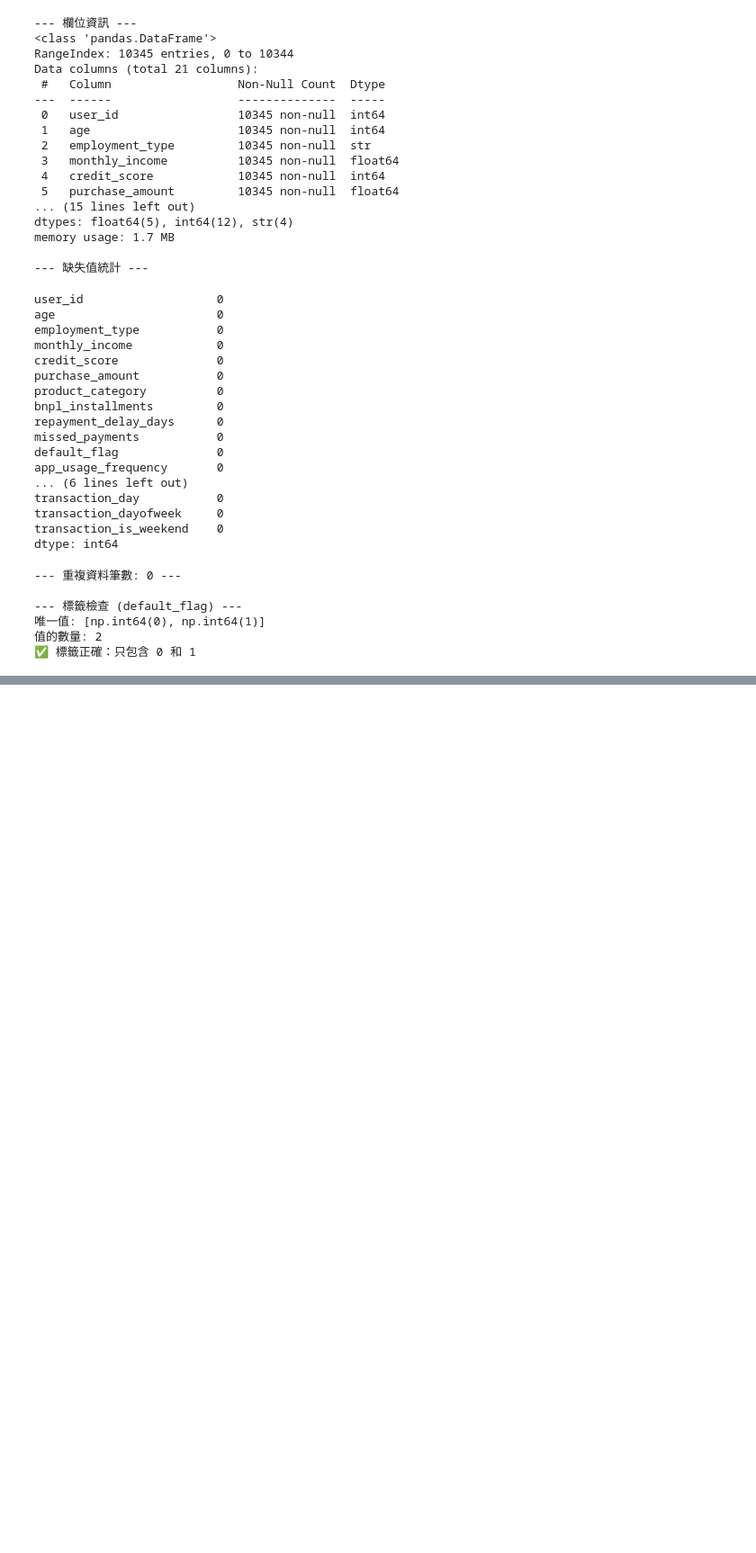
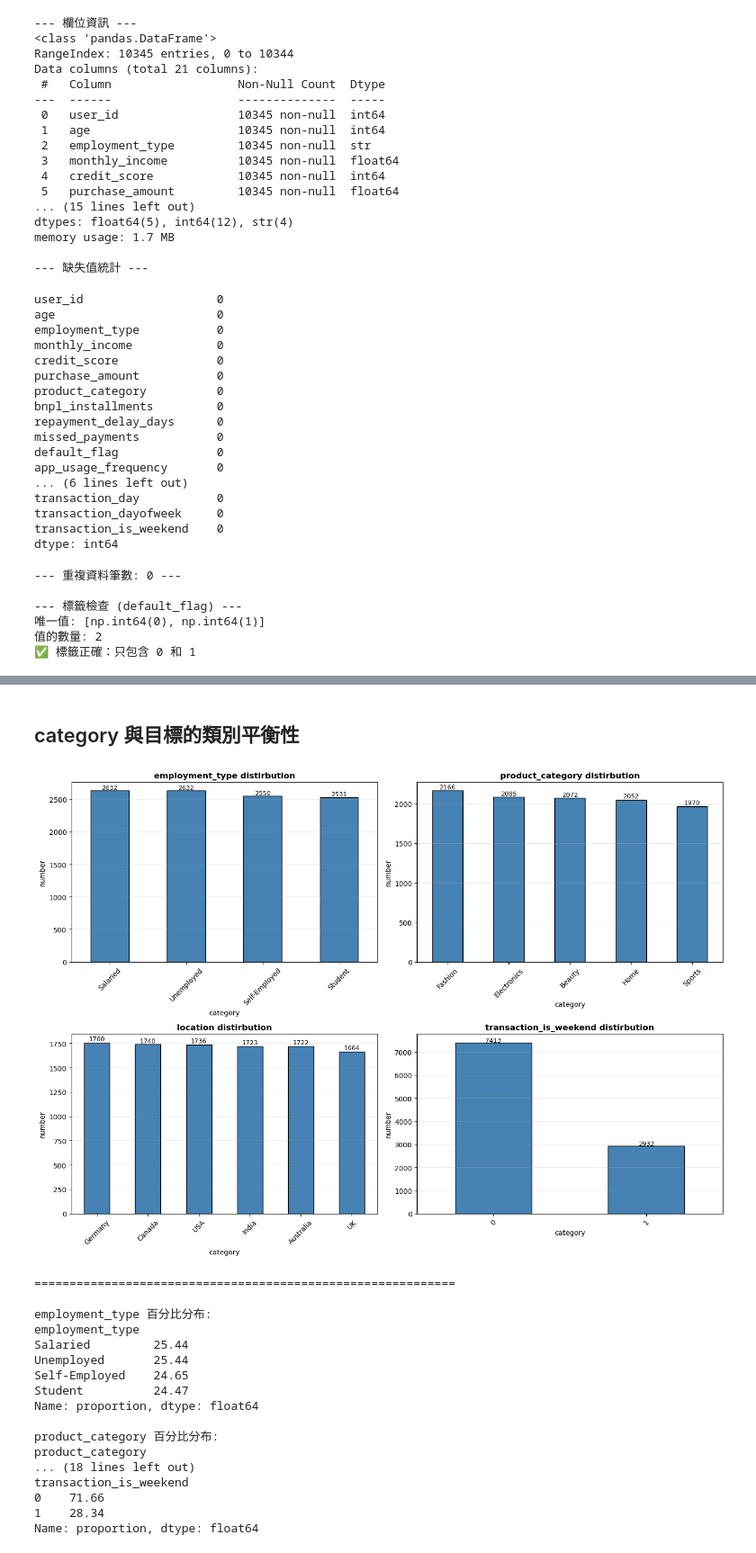
Before and after one commit to BobbleUnderBox/DataMiningG1FinalProject, a Jupyter notebook: notebooks/02_data_quality.ipynb, the cells around one changed output, grey strips where cells are left out. Shown at 90% size. Drawn from its saved outputs; the diff is of its cells as text; code cells hidden in the pictures; blank space fills up the shorter version.

```diff
--- a/notebooks/02_data_quality.ipynb
+++ b/notebooks/02_data_quality.ipynb
@@ -130,0 +147,54 @@ dtype: int64
+# %% [markdown]
+## category 與目標的類別平衡性
+# %%
+category_vars = ['employment_type', 'product_category', 'location', 'transaction_is_weekend']
+
+# 為每個類別變數繪製長條圖
+fig, axes = plt.subplots(2, 2, figsize=(14, 10))
+axes = axes.flatten()
+
+for idx, col in enumerate(category_vars):
+    ax = axes[idx]
+
+    # 計算計數
+    value_counts = df[col].value_counts()
+
+    # 繪製長條圖
+    value_counts.plot(kind='bar', ax=ax, color='steelblue', edgecolor='black')
+    ax.set_title(f'{col} distirbution', fontsize=12, fontweight='bold')
+    ax.set_xlabel('category', fontsize=10)
+    ax.set_ylabel('number', fontsize=10)
+    ax.tick_params(axis='x', rotation=45)
+    ax.grid(axis='y', alpha=0.3)
+
+    # 添加數值標籤
+    for i, v in enumerate(value_counts):
+        ax.text(i, v + 20, str(v), ha='center', fontsize=9)
+
+plt.tight_layout()
+plt.show()
+
+# 顯示各變數的百分比分布
+print("=" * 60)
+for col in category_vars:
+    print(f"\n{col} 百分比分布:")
+    print(df[col].value_counts(normalize=True).mul(100).round(2))
+# %% [output]
+[figure, added]
+============================================================
+
+employment_type 百分比分布:
+employment_type
+Salaried         25.44
+Unemployed       25.44
+Self-Employed    24.65
+Student          24.47
+Name: proportion, dtype: float64
+
+product_category 百分比分布:
+product_category
+... (18 lines left out)
+transaction_is_weekend
+0    71.66
+1    28.34
+Name: proportion, dtype: float64
```
Also changed, not shown: parts of 25 cells of this notebook, 4 other files.
